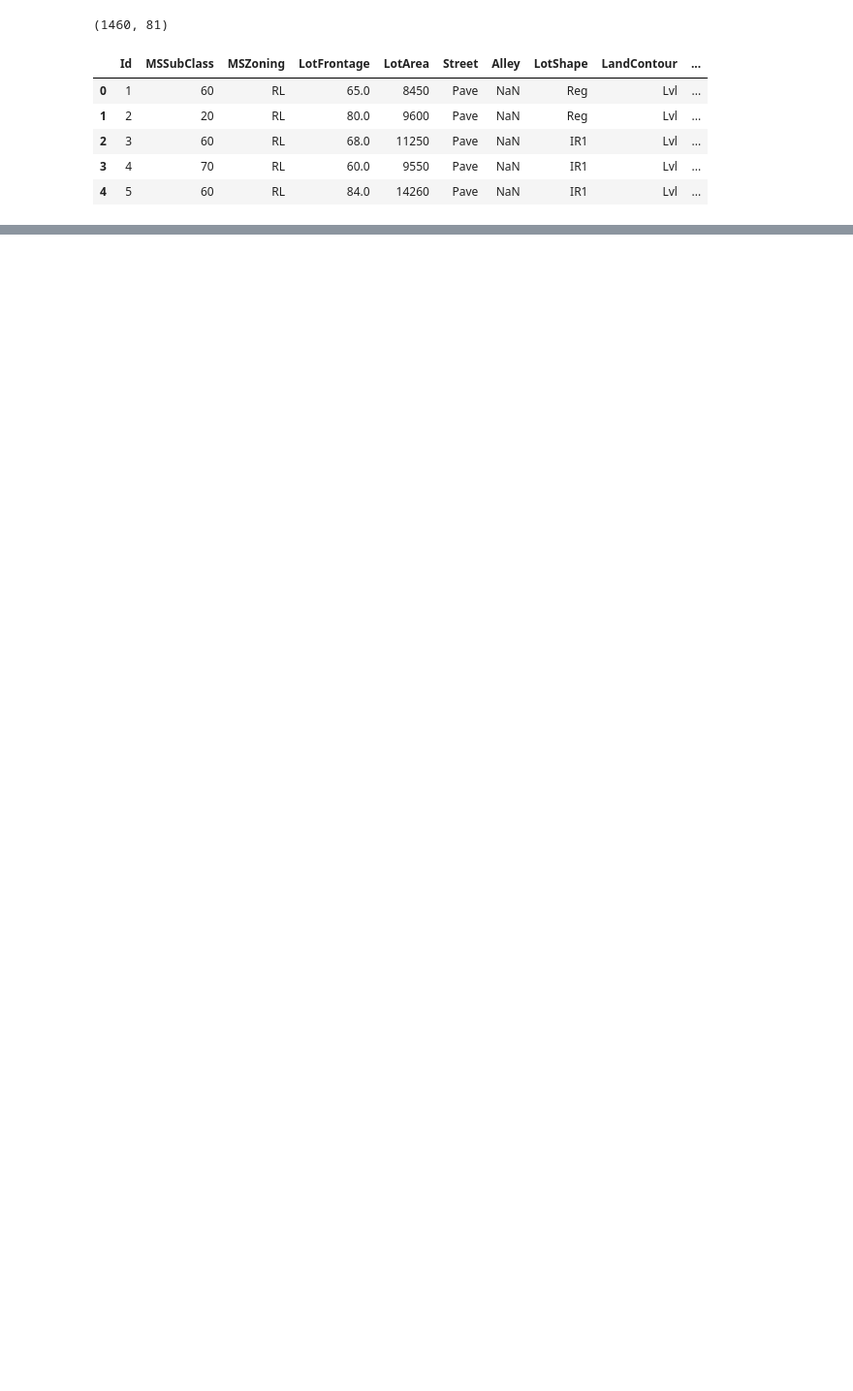
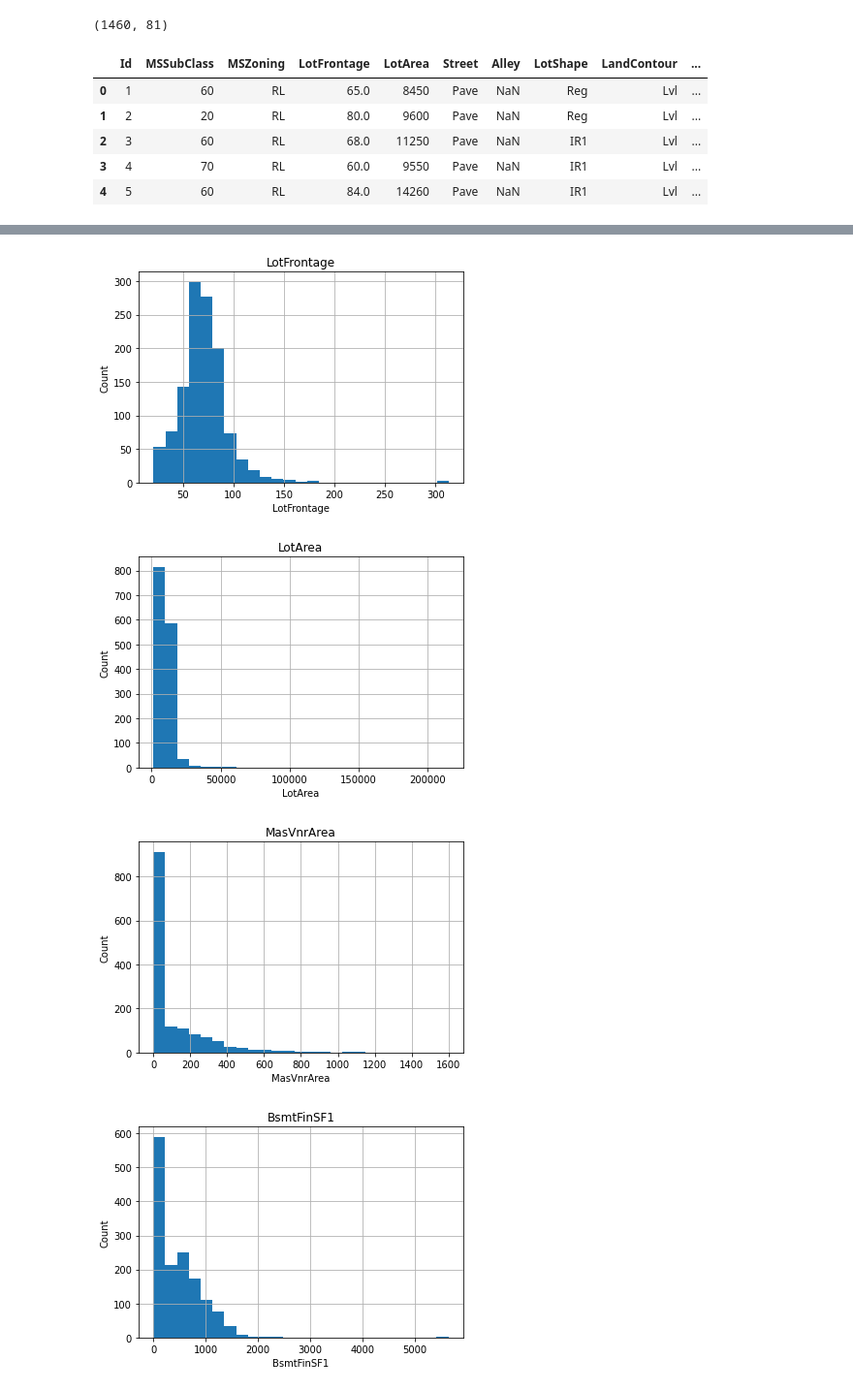
Before and after one commit to Belac44/Competitions, a Jupyter notebook: Advanced_House_Prediction.ipynb, the cells around one changed output, grey strips where cells are left out. Shown at 97% size. Drawn from its saved outputs; the diff is of its cells as text; code cells hidden in the pictures; blank space fills up the shorter version.

```diff
--- a/Advanced_House_Prediction.ipynb
+++ b/Advanced_House_Prediction.ipynb
@@ -30,0 +248,3 @@ SyntaxError: ignored
+# %%
+continuous_feature=[feature for feature in numerical_columns if feature not in discrete_features+year_features+['Id']]
+continuous_feature
@@ -30,0 +268,13 @@ SyntaxError: ignored
+# %%
+for feature in continuous_feature:
+    data=df.copy()
+    data[feature].hist(bins=25)
+    plt.xlabel(feature)
+    plt.ylabel("Count")
+    plt.title(feature)
+    plt.show()
+# %% [output]
+[figure, added]
+[figure, added]
+[figure, added]
+[figure, added]
```
Also changed, not shown: parts of 28 cells of this notebook.
